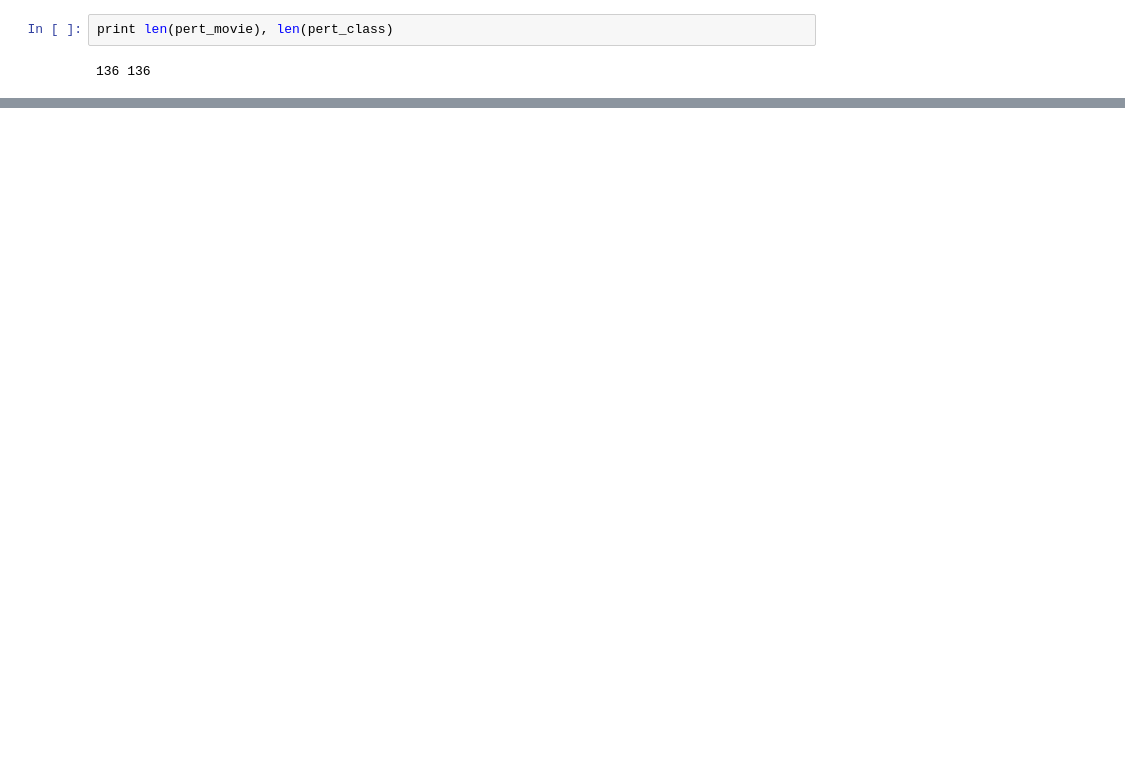
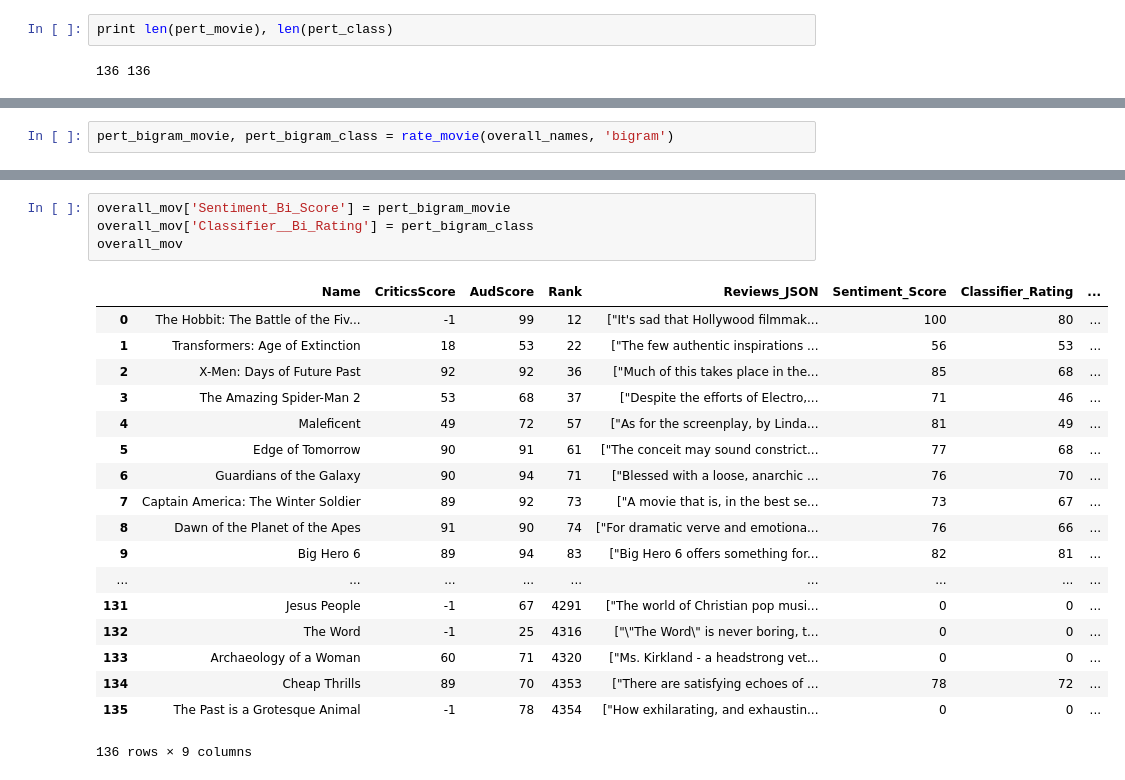
Before and after one commit to akhilketkar/cs209-project, a Jupyter notebook: sentiment_analysis_RT.ipynb, the cells around one changed output, grey strips where cells are left out. Saved outputs shown, nothing was run; the diff lists cells and outputs as text; blank space fills up the shorter version.

```diff
--- a/sentiment_analysis_RT.ipynb
+++ b/sentiment_analysis_RT.ipynb
@@ -372,0 +456,2 @@ np.mean(overall_mov.Classifier_Rating)
+# %%
+pert_bigram_movie, pert_bigram_class = rate_movie(overall_names, 'bigram')
@@ -372,0 +476,23 @@ np.mean(overall_mov.Classifier_Rating)
+# %%
+overall_mov['Sentiment_Bi_Score'] = pert_bigram_movie
+overall_mov['Classifier__Bi_Rating'] = pert_bigram_class
+overall_mov
+# %% [output]
+|  | Name | CriticsScore | AudScore | Rank | Reviews_JSON | Sentiment_Score | Classifier_Rating | ... |
+| 0 | The Hobbit: The Battle of the Fiv... | -1 | 99 | 12 | ["It's sad that Hollywood filmmak... | 100 | 80 | ... |
+| 1 | Transformers: Age of Extinction | 18 | 53 | 22 | ["The few authentic inspirations ... | 56 | 53 | ... |
+| 2 | X-Men: Days of Future Past | 92 | 92 | 36 | ["Much of this takes place in the... | 85 | 68 | ... |
+| 3 | The Amazing Spider-Man 2 | 53 | 68 | 37 | ["Despite the efforts of Electro,... | 71 | 46 | ... |
+| 4 | Maleficent | 49 | 72 | 57 | ["As for the screenplay, by Linda... | 81 | 49 | ... |
+| 5 | Edge of Tomorrow | 90 | 91 | 61 | ["The conceit may sound constrict... | 77 | 68 | ... |
+| 6 | Guardians of the Galaxy | 90 | 94 | 71 | ["Blessed with a loose, anarchic ... | 76 | 70 | ... |
+| 7 | Captain America: The Winter Soldier | 89 | 92 | 73 | ["A movie that is, in the best se... | 73 | 67 | ... |
+| 8 | Dawn of the Planet of the Apes | 91 | 90 | 74 | ["For dramatic verve and emotiona... | 76 | 66 | ... |
+| 9 | Big Hero 6 | 89 | 94 | 83 | ["Big Hero 6 offers something for... | 82 | 81 | ... |
+| ... | ... | ... | ... | ... | ... | ... | ... | ... |
+| 131 | Jesus People | -1 | 67 | 4291 | ["The world of Christian pop musi... | 0 | 0 | ... |
+| 132 | The Word | -1 | 25 | 4316 | ["\"The Word\" is never boring, t... | 0 | 0 | ... |
+| 133 | Archaeology of a Woman | 60 | 71 | 4320 | ["Ms. Kirkland - a headstrong vet... | 0 | 0 | ... |
+| 134 | Cheap Thrills | 89 | 70 | 4353 | ["There are satisfying echoes of ... | 78 | 72 | ... |
+| 135 | The Past is a Grotesque Animal | -1 | 78 | 4354 | ["How exhilarating, and exhaustin... | 0 | 0 | ... |
+136 rows × 9 columns
```
Also changed, not shown: parts of 20 cells of this notebook.
